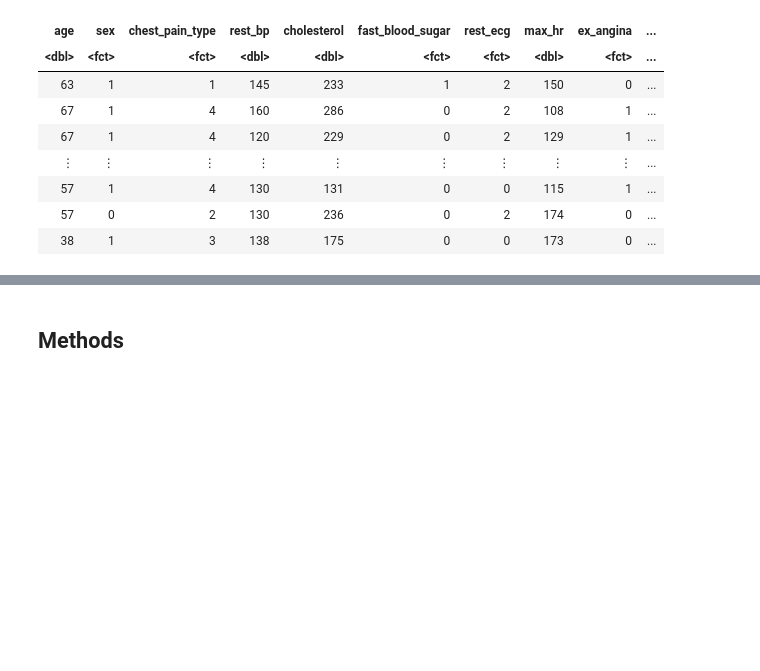
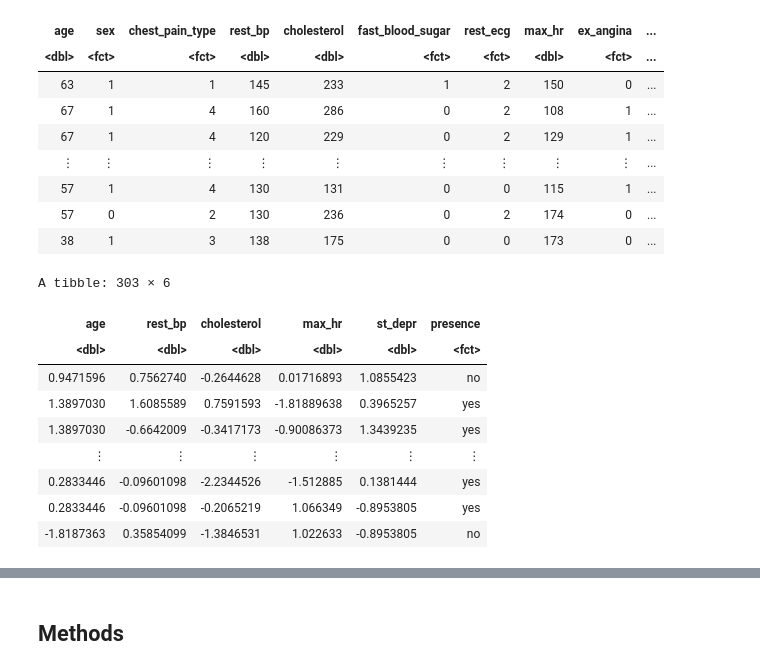
Before and after one commit to itsDagu/dsci100-group-01, a Jupyter notebook: group_proposal.ipynb, the cells around one changed output, grey strips where cells are left out. Drawn from its saved outputs; the diff is of its cells as text; code cells hidden in the pictures; blank space fills up the shorter version.

```diff
--- a/group_proposal.ipynb
+++ b/group_proposal.ipynb
@@ -60,5 +79,26 @@ A tibble: 303 × 15
 | 57 | 1 | 4 | 130 | 131 | 0 | 0 | 115 | 1 | ... |
 | 57 | 0 | 2 | 130 | 236 | 0 | 2 | 174 | 0 | ... |
 | 38 | 1 | 3 | 138 | 175 | 0 | 0 | 173 | 0 | ... |
+# %%
+## Scaling the data
+heart_data_recipe <- recipe(presence ~ age + rest_bp + cholesterol + max_hr + st_depr, data = heart_data) |>
+    step_scale(all_predictors()) |>
+    step_center(all_predictors())
+
+heart_data_scaled <- heart_data_recipe |>
+    prep() |>
+    bake(heart_data)
+heart_data_scaled
+# %% [output]
+A tibble: 303 × 6
+| age | rest_bp | cholesterol | max_hr | st_depr | presence |
+| <dbl> | <dbl> | <dbl> | <dbl> | <dbl> | <fct> |
+| 0.9471596 | 0.7562740 | -0.2644628 | 0.01716893 | 1.0855423 | no |
+| 1.3897030 | 1.6085589 | 0.7591593 | -1.81889638 | 0.3965257 | yes |
+| 1.3897030 | -0.6642009 | -0.3417173 | -0.90086373 | 1.3439235 | yes |
+| ⋮ | ⋮ | ⋮ | ⋮ | ⋮ | ⋮ |
+| 0.2833446 | -0.09601098 | -2.2344526 | -1.512885 | 0.1381444 | yes |
+| 0.2833446 | -0.09601098 | -0.2065219 | 1.066349 | -0.8953805 | yes |
+| -1.8187363 | 0.35854099 | -1.3846531 | 1.022633 | -0.8953805 | no |
 # %%
 ## Splitting the data into training/testing set
```
Also changed, not shown: parts of 5 cells of this notebook.
